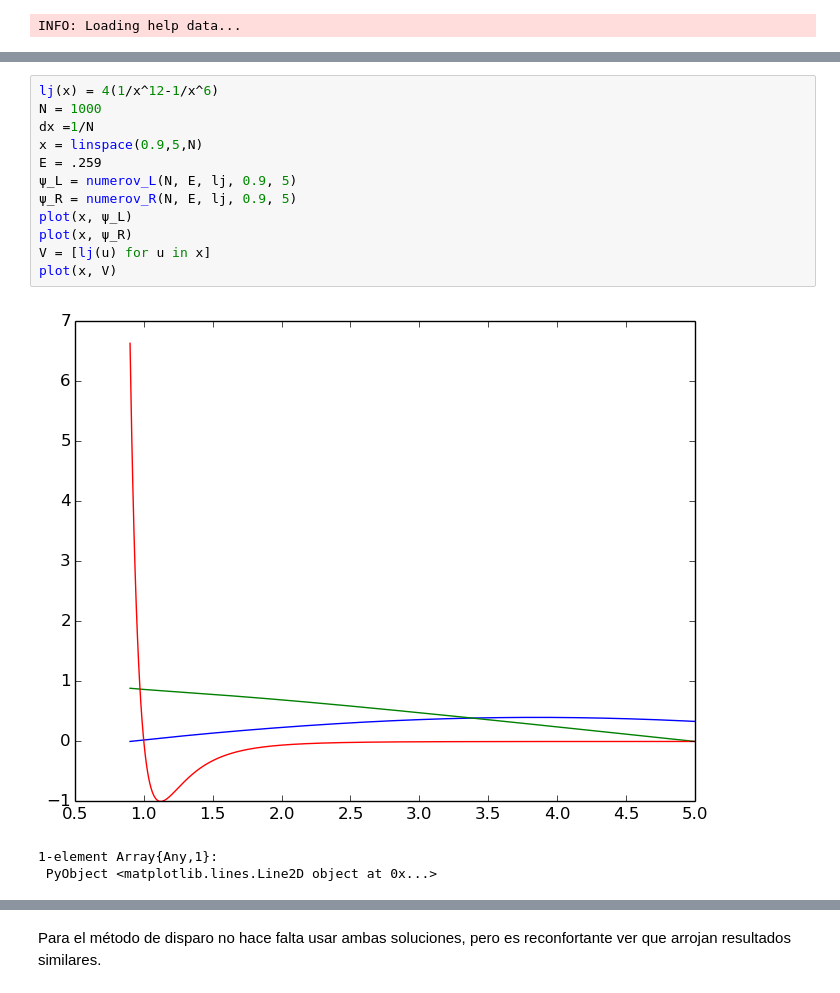
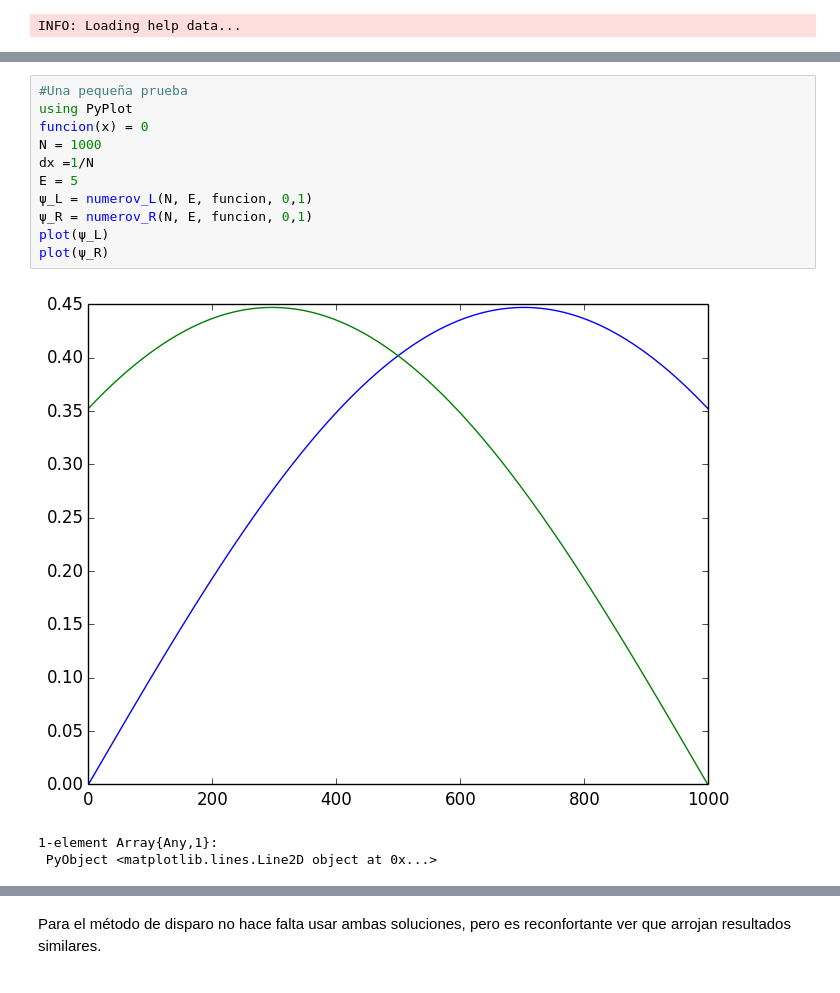
Before and after one commit to davidamaro/finalcompu, a Jupyter notebook: trabajo.ipynb, the cells around one changed output, grey strips where cells are left out. Drawn from its saved outputs; the diff is of its cells as text.

```diff
--- a/trabajo.ipynb
+++ b/trabajo.ipynb
@@ -123,16 +123,15 @@ numerov_R (generic function with 3 methods)
 # %%
-lj(x) = 4(1/x^12-1/x^6)
+#Una pequeña prueba
+using PyPlot
+funcion(x) = 0
 N = 1000
 dx =1/N
-x = linspace(0.9,5,N)
-E = .259
-ψ_L = numerov_L(N, E, lj, 0.9, 5)
-ψ_R = numerov_R(N, E, lj, 0.9, 5)
-plot(x, ψ_L)
-plot(x, ψ_R)
-V = [lj(u) for u in x]
-plot(x, V)
+E = 5
+ψ_L = numerov_L(N, E, funcion, 0,1)
+ψ_R = numerov_R(N, E, funcion, 0,1)
+plot(ψ_L)
+plot(ψ_R)
 # %% [output]
-[figure, old version]
+[figure, new version]
 1-element Array{Any,1}:
  PyObject <matplotlib.lines.Line2D object at 0x...>
```
Also changed, not shown: parts of 25 cells of this notebook.
